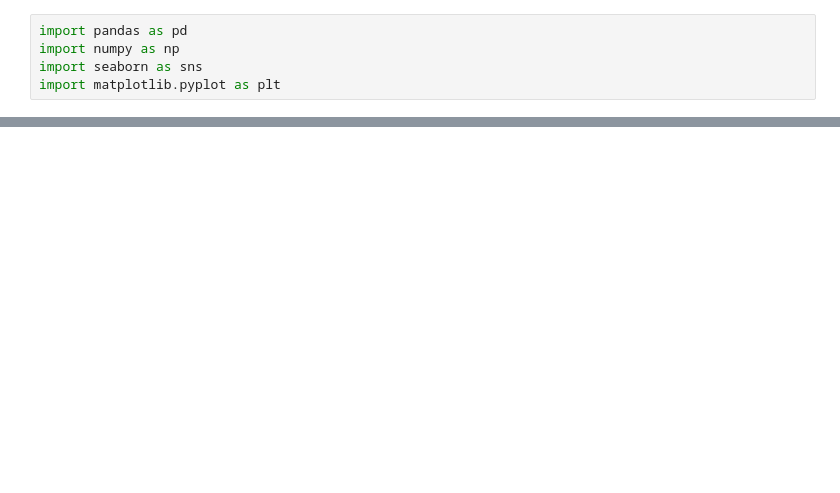
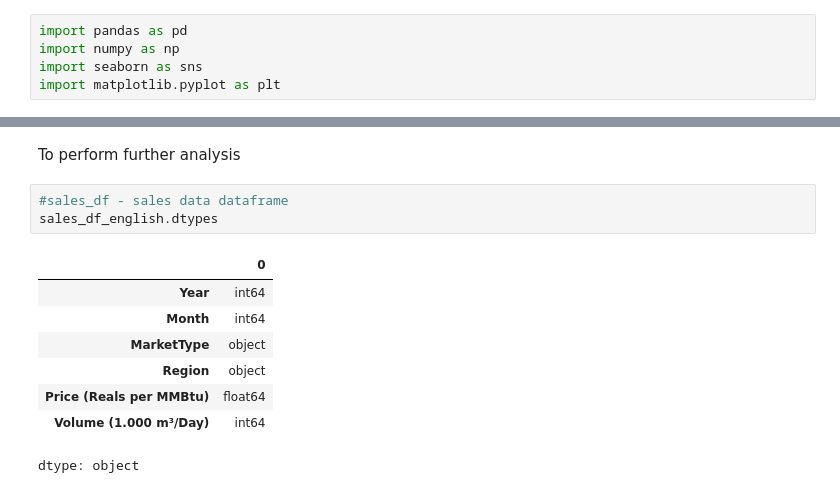
Before and after one commit to KathrynKashitsyn/Natural-Gas-Marketing-in-Brazil, a Jupyter notebook: Brazil_Gas_Sales.ipynb, the cells around one changed output, grey strips where cells are left out. Cells and saved outputs as stored; diff of their text form; blank space fills up the shorter version.

```diff
--- a/Brazil_Gas_Sales.ipynb
+++ b/Brazil_Gas_Sales.ipynb
@@ -26,0 +396,14 @@ ParserError: Error tokenizing data. C error: Expected 1 fields in line 3, saw 36
+# %% [markdown]
+To perform further analysis
+# %%
+#sales_df - sales data dataframe
+sales_df_english.dtypes
+# %% [output]
+|  | 0 |
+| Year | int64 |
+| Month | int64 |
+| MarketType | object |
+| Region | object |
+| Price (Reals per MMBtu) | float64 |
+| Volume (1.000 m³/Day) | int64 |
+dtype: object
```
Also changed, not shown: parts of 26 cells of this notebook.
